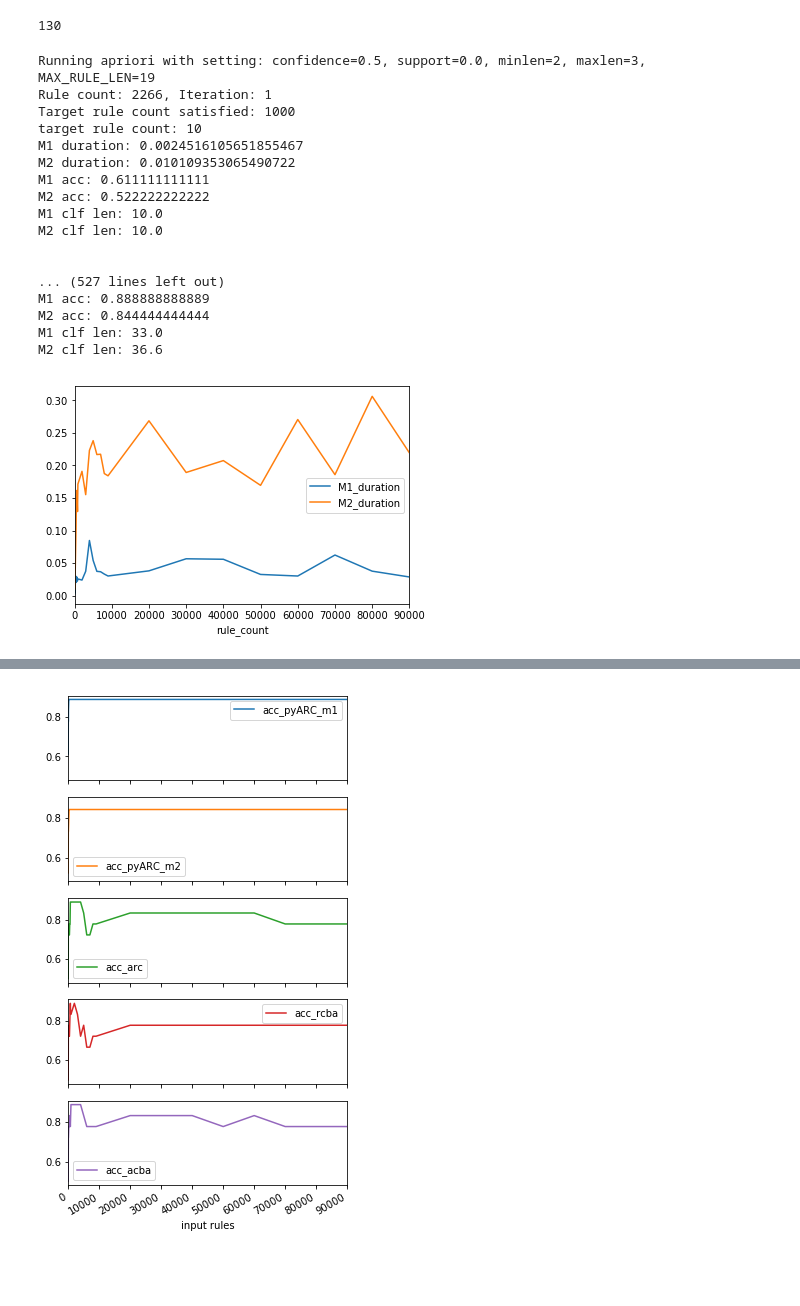
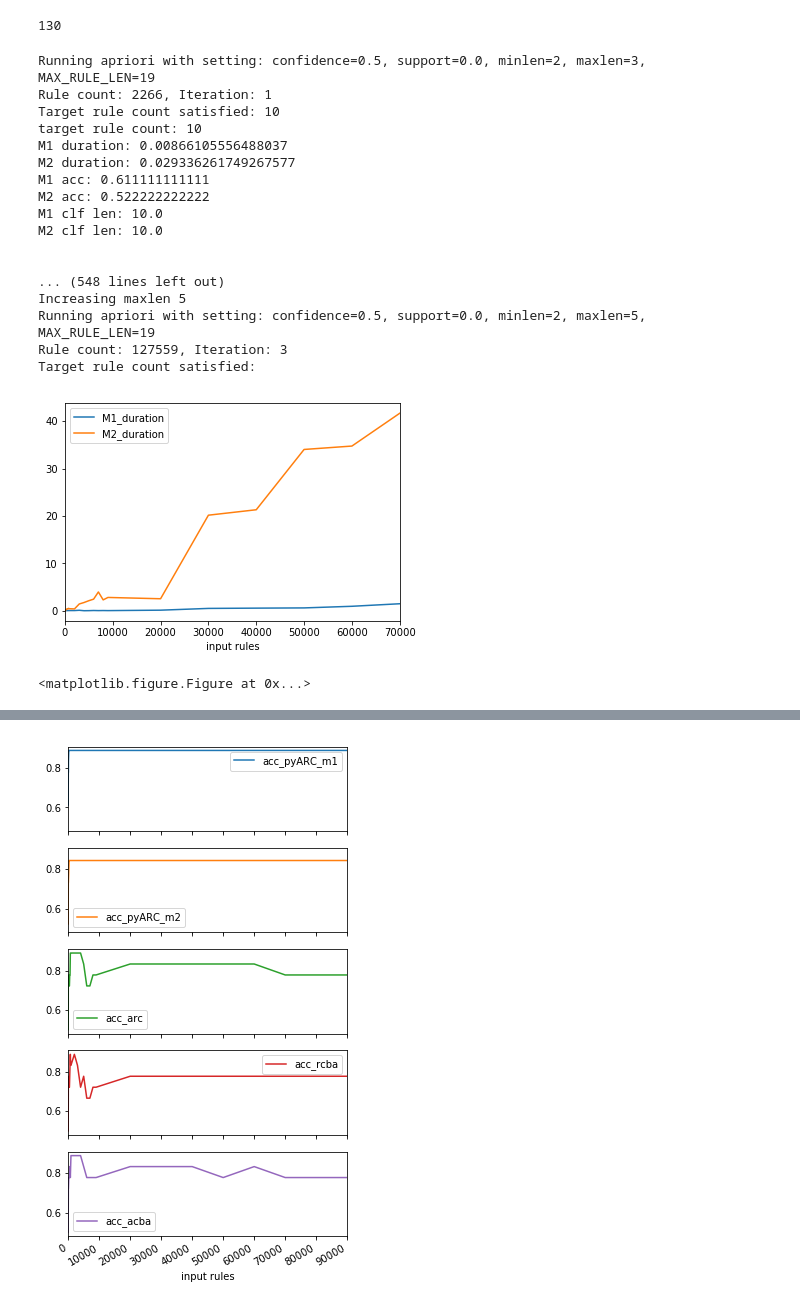
Before and after one commit to jirifilip/pyARC, a Jupyter notebook: notebooks/benchmark/speed_benchmark_rule_count.ipynb, the cells around one changed output, grey strips where cells are left out. Drawn from its saved outputs; the diff is of its cells as text; code cells hidden in the pictures; blank space fills up the shorter version.

Commit message:
benchmark modifications

```diff
--- a/notebooks/benchmark/speed_benchmark_rule_count.ipynb
+++ b/notebooks/benchmark/speed_benchmark_rule_count.ipynb
@@ -55,7 +55,7 @@ for sequence in [*range(10, 20), *range(20, 100, 10), *range(200, 1000, 100), *r
     txns_test = TransactionDB.from_DataFrame(pd_ds_test)
     actual = list(map(lambda i: i.value, txns_test.class_labels))
 
-    rules = top_rules(txns.string_representation, appearance=txns.appeardict)
+    rules = top_rules(txns.string_representation, appearance=txns.appeardict, target_rule_count=target_rule_count)
 
     cars = createCARs(rules)
 
@@ -122,31 +122,35 @@ for sequence in [*range(10, 20), *range(20, 100, 10), *range(200, 1000, 100), *r
 # %% [output]
 Running apriori with setting: confidence=0.5, support=0.0, minlen=2, maxlen=3, MAX_RULE_LEN=19
 Rule count: 2266, Iteration: 1
-Target rule count satisfied: 1000
+Target rule count satisfied: 10
 target rule count: 10
-M1 duration: 0.0024516105651855467
-M2 duration: 0.010109353065490722
+M1 duration: 0.00866105556488037
+M2 duration: 0.029336261749267577
 M1 acc: 0.611111111111
 M2 acc: 0.522222222222
 M1 clf len: 10.0
 M2 clf len: 10.0
 
 
-... (527 lines left out)
-M1 acc: 0.888888888889
-M2 acc: 0.844444444444
-M1 clf len: 33.0
-M2 clf len: 36.6
+... (548 lines left out)
+Increasing maxlen 5
+Running apriori with setting: confidence=0.5, support=0.0, minlen=2, maxlen=5, MAX_RULE_LEN=19
+Rule count: 127559, Iteration: 3
+Target rule count satisfied:
 # %%
 import matplotlib.pyplot as plt
 
 benchmark_data_pd = pd.DataFrame(benchmark_data)
 
-benchmark_data_pd.plot(x=["rule_count"], y=["M1_duration", "M2_duration"])
 
+ax = benchmark_data_pd.plot(x=["rule_count"], y=["M1_duration", "M2_duration"])
+ax.set_xlabel("input rules")
+
+plt.show()
 plt.savefig("../data/m1_m2_podrobne.PNG")
 # %% [output]
-[figure, old version]
+[figure, new version]
+<matplotlib.figure.Figure at 0x...>
 # %%
 arc_rule_sensitivity = pd.read_csv("../data/arc-rule-sensitivity.csv")
 
```
Also changed, not shown: parts of 5 cells of this notebook, 8 other files.
